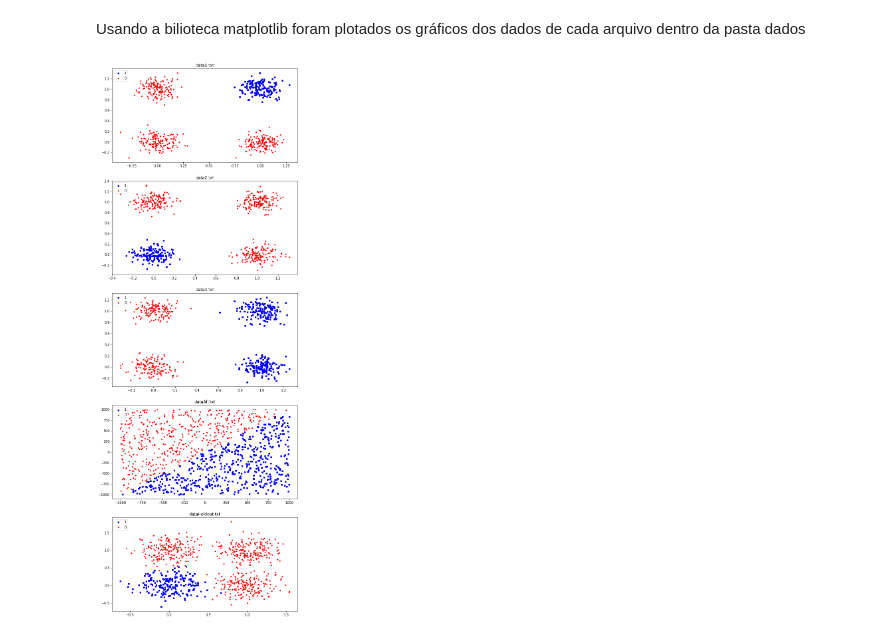
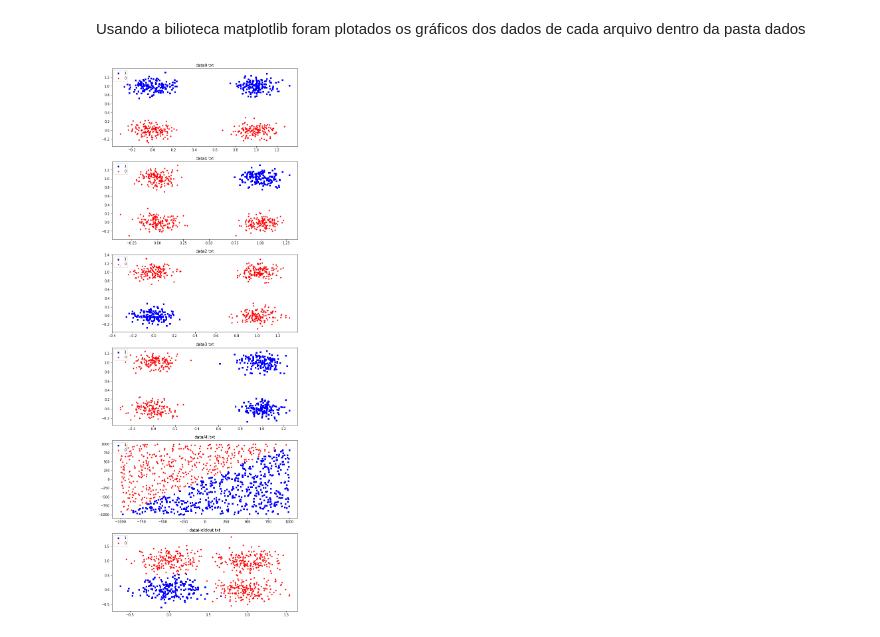
Before and after one commit to userddssilva/Perceptron-PP2-RNA2020.1, a Jupyter notebook: notebooks/visualizando_dataset.ipynb, the cells around one changed output. Drawn from its saved outputs; the diff is of its cells as text; code cells hidden in the pictures.

Commit message:
Adicionando o novo data 0 e corrigindo os dados

```diff
--- a/notebooks/visualizando_dataset.ipynb
+++ b/notebooks/visualizando_dataset.ipynb
@@ -56,17 +56,17 @@ for file_data in os.listdir('../dados/'):
 # %% [markdown]
 Após idenfiticar qual era o formato que o array deveria possuir e qual os shapes de cada um individualmente foram criadas duas funções uma que pega o caminho do arquivo e outra que muda o shape dos dados de acordo com o seu tamanho. A lista com o conjunto de dados com dimensões (n, 3) e o nome do aquivo em que o dado estava.
 # %%
-datasets_list = []
+datasets = []
 for file_data in os.listdir('../dados/'):
     full_path = os.path.join('../dados/', file_data)
     dataset = np.fromfile(full_path)
     try:
         number_samples = dataset.shape[0]//3
         dataset = dataset.reshape(number_samples, 3)
-        datasets_list.append((dataset, file_data))
+        datasets.append((dataset, file_data))
         print("Reshape realizado on arquivo:", file_data)
     except:
         print("Não foi possível realizar reshape no arquivo:", file_data)
 print("\nLista de dados e nome dos arquivos:\n")
-print(datasets_list)
+print(datasets)
 # %% [output]
@@ -94,16 +94,16 @@ Usando a bilioteca matplotlib foram plotados os gráficos dos dados de cada arqu
 # %%
 fig = plt.figure(figsize=(10, 30))
 number_dataset = 1
 for dataset, file_name in datasets:
    x = dataset[:,0]
    y = dataset[:,1]
-   ax1 = fig.add_subplot(5,1,number_dataset)
+   ax1 = fig.add_subplot(len(datasets),1,number_dataset)
    ax1.scatter(x[dataset[:,2] == 1.0], y[dataset[:,2] == 1.0], s=10, c='b', marker="s", label='1')
    ax1.scatter(x[dataset[:,2] == 0.0], y[dataset[:,2] == 0.0], s=10, c='r', marker="o", label='0')
    ax1.set_title(file_name)
    plt.legend(loc='upper left')
    number_dataset += 1
 plt.savefig('../images/datasets.png')
 plt.show()
 # %% [output]
-[figure, old version]
+[figure, new version]
```
Also changed, not shown: parts of 4 cells of this notebook, 2 other files.
